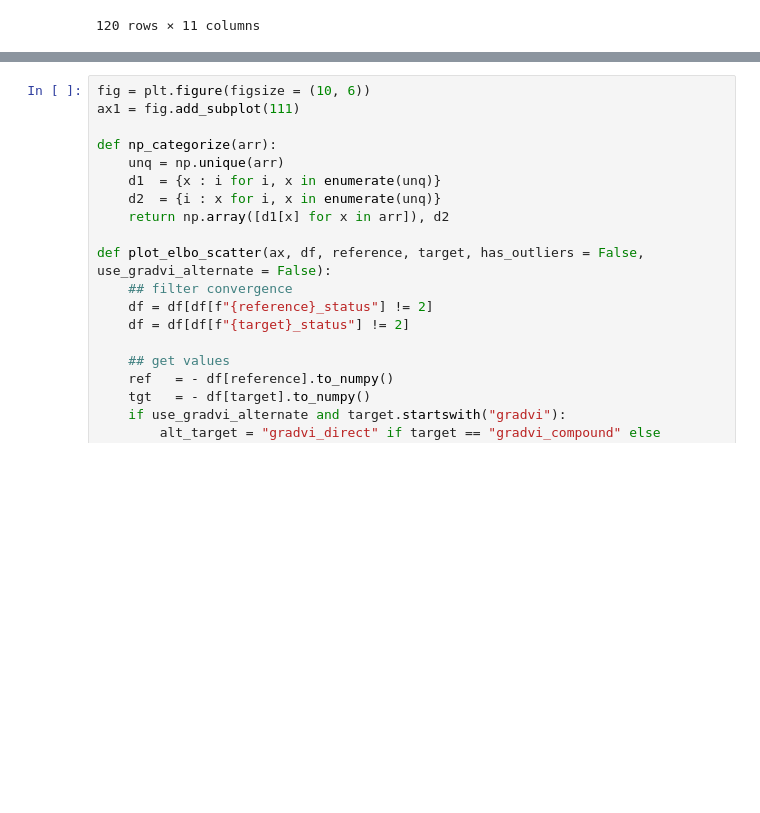
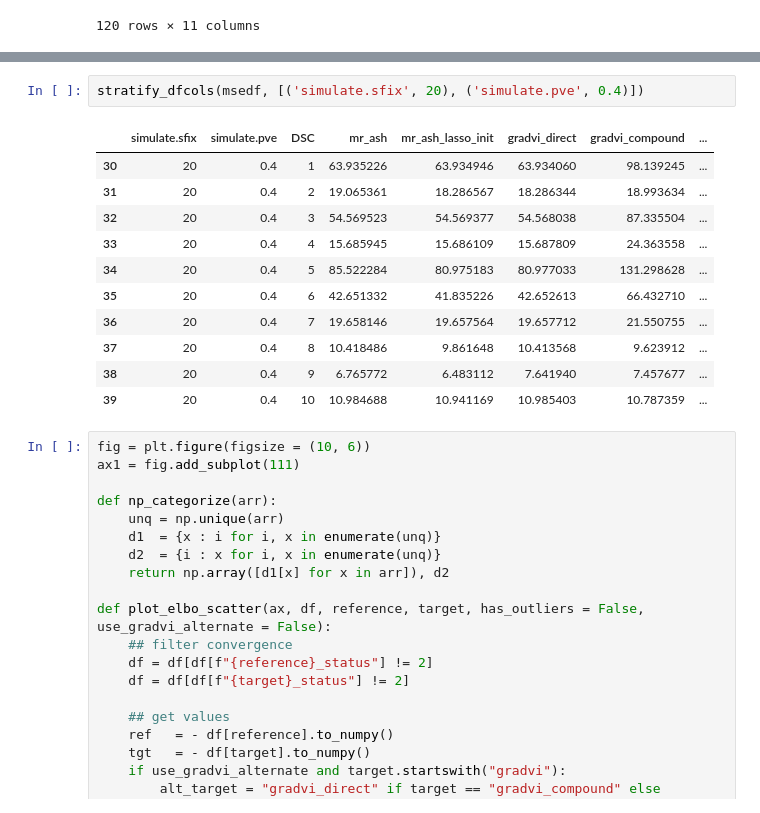
Before and after one commit to banskt/gradvi-experiments, a Jupyter notebook: analysis/elbo_comparison_block_correlation.ipynb, the cells around one changed output, grey strips where cells are left out. Saved outputs shown, nothing was run; the diff lists cells and outputs as text; blank space fills up the shorter version.

```diff
--- a/analysis/elbo_comparison_block_correlation.ipynb
+++ b/analysis/elbo_comparison_block_correlation.ipynb
@@ -403,3 +415,17 @@ msedf
+# %%
+stratify_dfcols(msedf, [('simulate.sfix', 20), ('simulate.pve', 0.4)])
+# %% [output]
+|  | simulate.sfix | simulate.pve | DSC | mr_ash | mr_ash_lasso_init | gradvi_direct | gradvi_compound | ... |
+| 30 | 20 | 0.4 | 1 | 63.935226 | 63.934946 | 63.934060 | 98.139245 | ... |
+| 31 | 20 | 0.4 | 2 | 19.065361 | 18.286567 | 18.286344 | 18.993634 | ... |
+| 32 | 20 | 0.4 | 3 | 54.569523 | 54.569377 | 54.568038 | 87.335504 | ... |
+| 33 | 20 | 0.4 | 4 | 15.685945 | 15.686109 | 15.687809 | 24.363558 | ... |
+| 34 | 20 | 0.4 | 5 | 85.522284 | 80.975183 | 80.977033 | 131.298628 | ... |
+| 35 | 20 | 0.4 | 6 | 42.651332 | 41.835226 | 42.652613 | 66.432710 | ... |
+| 36 | 20 | 0.4 | 7 | 19.658146 | 19.657564 | 19.657712 | 21.550755 | ... |
+| 37 | 20 | 0.4 | 8 | 10.418486 | 9.861648 | 10.413568 | 9.623912 | ... |
+| 38 | 20 | 0.4 | 9 | 6.765772 | 6.483112 | 7.641940 | 7.457677 | ... |
+| 39 | 20 | 0.4 | 10 | 10.984688 | 10.941169 | 10.985403 | 10.787359 | ... |
 # %%
 fig = plt.figure(figsize = (10, 6))
 ax1 = fig.add_subplot(111)
```
Also changed, not shown: parts of 5 cells of this notebook, 26 other files.
